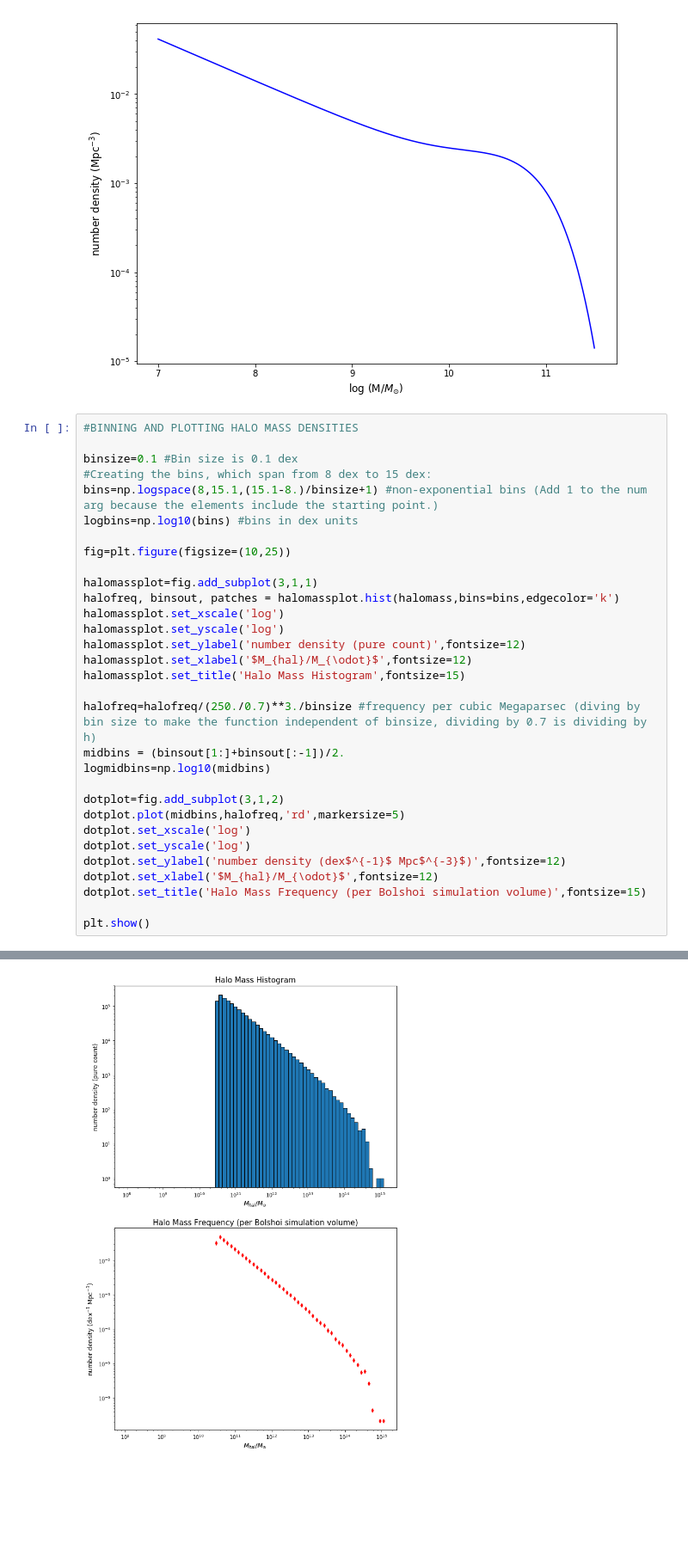
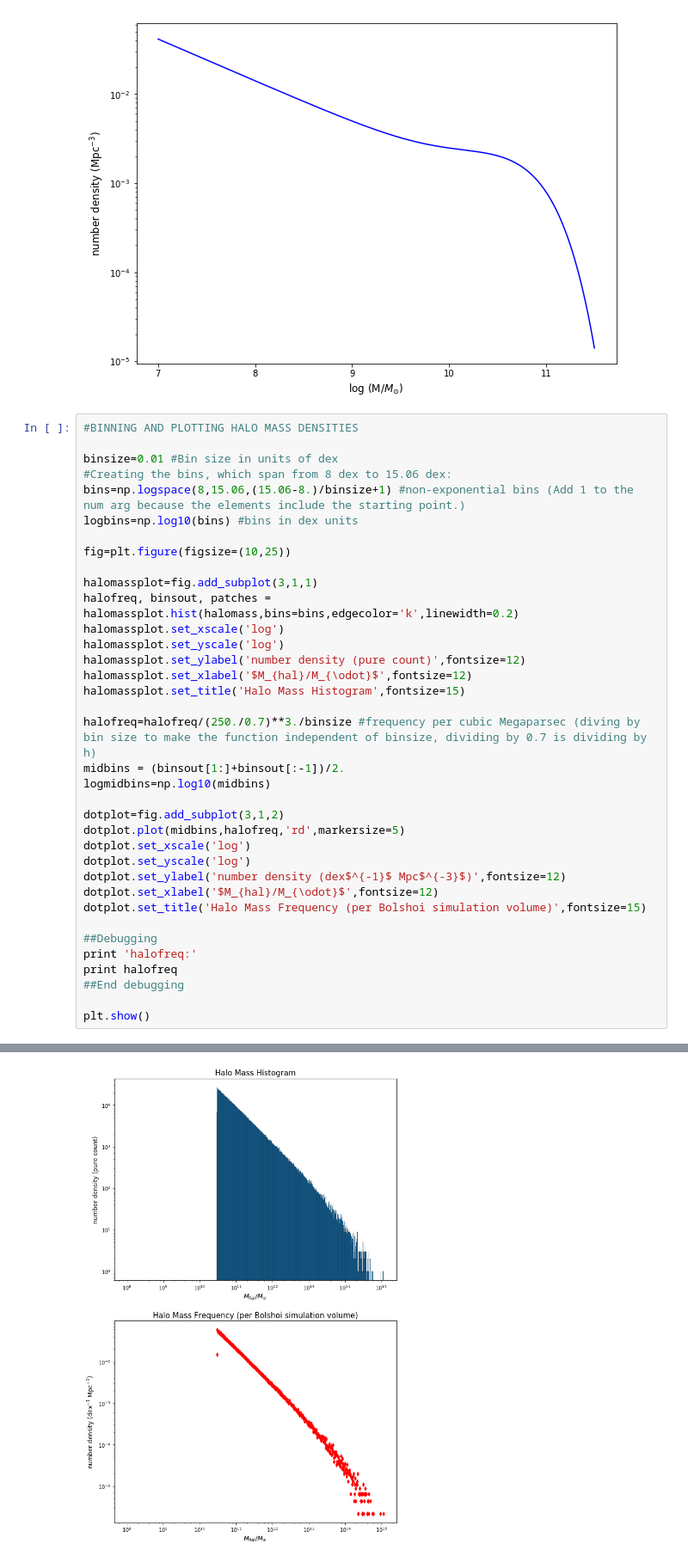
Before and after one commit to patricks1/Tinker, a Jupyter notebook: schechter.ipynb, the cells around one changed output, grey strips where cells are left out. Shown at 86% size. Cells and saved outputs as stored; diff of their text form; blank space fills up the shorter version.

```diff
--- a/schechter.ipynb
+++ b/schechter.ipynb
@@ -46,15 +46,15 @@ plt.show()
 # %%
 #BINNING AND PLOTTING HALO MASS DENSITIES
 
-binsize=0.1 #Bin size is 0.1 dex
-#Creating the bins, which span from 8 dex to 15 dex:
-bins=np.logspace(8,15.1,(15.1-8.)/binsize+1) #non-exponential bins (Add 1 to the num arg because the elements include the starting point.)
+binsize=0.01 #Bin size in units of dex
+#Creating the bins, which span from 8 dex to 15.06 dex:
+bins=np.logspace(8,15.06,(15.06-8.)/binsize+1) #non-exponential bins (Add 1 to the num arg because the elements include the starting point.)
 logbins=np.log10(bins) #bins in dex units
 
 fig=plt.figure(figsize=(10,25))
 
 halomassplot=fig.add_subplot(3,1,1)
-halofreq, binsout, patches = halomassplot.hist(halomass,bins=bins,edgecolor='k')
+halofreq, binsout, patches = halomassplot.hist(halomass,bins=bins,edgecolor='k',linewidth=0.2)
 halomassplot.set_xscale('log')
 halomassplot.set_yscale('log')
 halomassplot.set_ylabel('number density (pure count)',fontsize=12)
@@ -73,5 +73,10 @@ dotplot.set_ylabel('number density (dex$^{-1}$ Mpc$^{-3}$)',fontsize=12)
 dotplot.set_xlabel('$M_{hal}/M_{\odot}$',fontsize=12)
 dotplot.set_title('Halo Mass Frequency (per Bolshoi simulation volume)',fontsize=15)
 
+##Debugging
+print 'halofreq:'
+print halofreq
+##End debugging
+
 plt.show()
 # %% [output]
@@ -78,4 +100,4 @@ plt.show()
-[figure, old version]
+[figure, new version]
 # %%
 #PLOT THE GALAXY AND HALO MASS DENSITY FUNCTIONS ON THE SAME PLOT WITHOUT ANY AXES MANIPUATIONS
 
```
Also changed, not shown: parts of 6 cells of this notebook.
